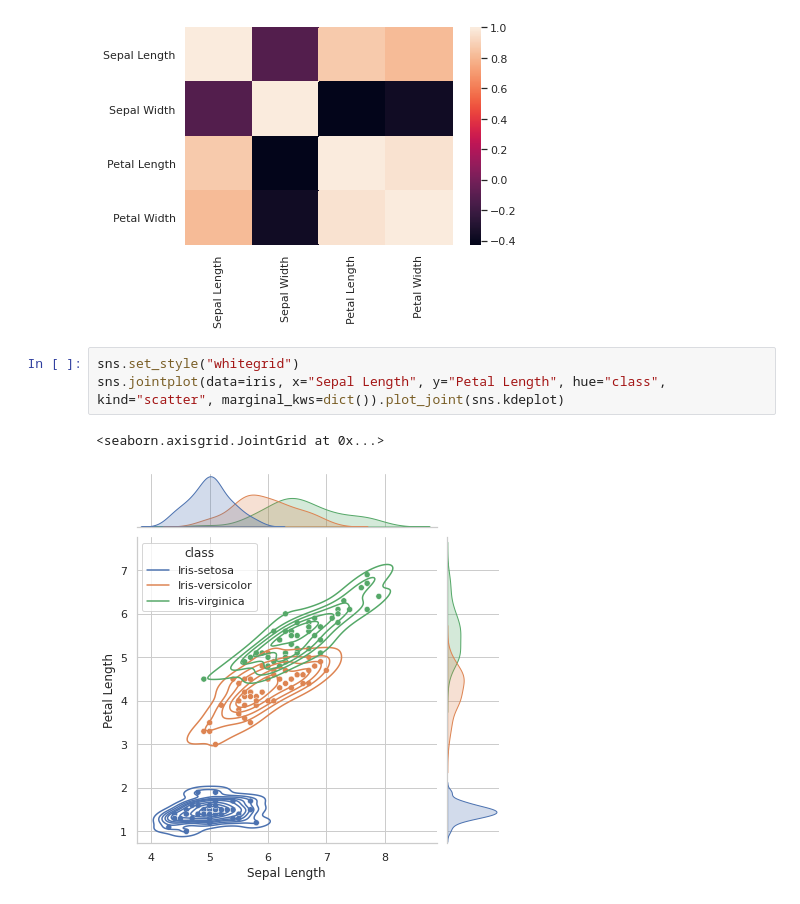
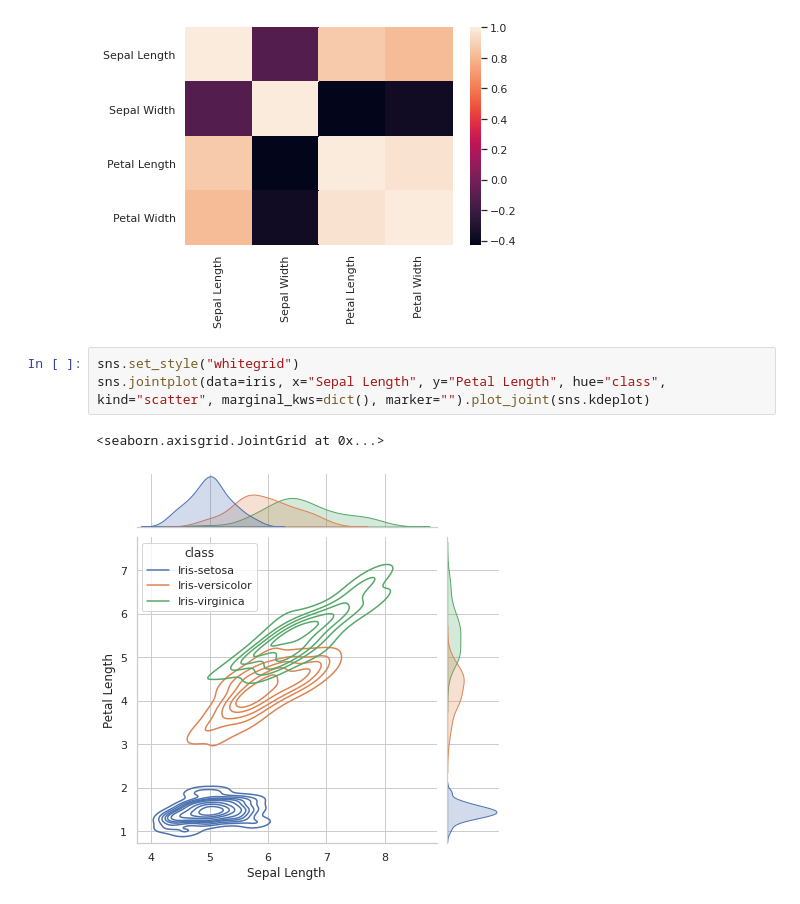
Before and after one commit to fod/pands-project2021, a Jupyter notebook: iris_analysis.ipynb, the cells around one changed output. Saved outputs shown, nothing was run; the diff lists cells and outputs as text.

```diff
--- a/iris_analysis.ipynb
+++ b/iris_analysis.ipynb
@@ -211,7 +223,7 @@ sns.heatmap(iris.corr())
 [figure]
 # %%
 sns.set_style("whitegrid")
-sns.jointplot(data=iris, x="Sepal Length", y="Petal Length", hue="class", kind="scatter", marginal_kws=dict()).plot_joint(sns.kdeplot)
+sns.jointplot(data=iris, x="Sepal Length", y="Petal Length", hue="class", kind="scatter", marginal_kws=dict(), marker="").plot_joint(sns.kdeplot)
 # %% [output]
 <seaborn.axisgrid.JointGrid at 0x...>
-[figure, old version]
+[figure, new version]
```
Also changed, not shown: parts of 10 cells of this notebook.
